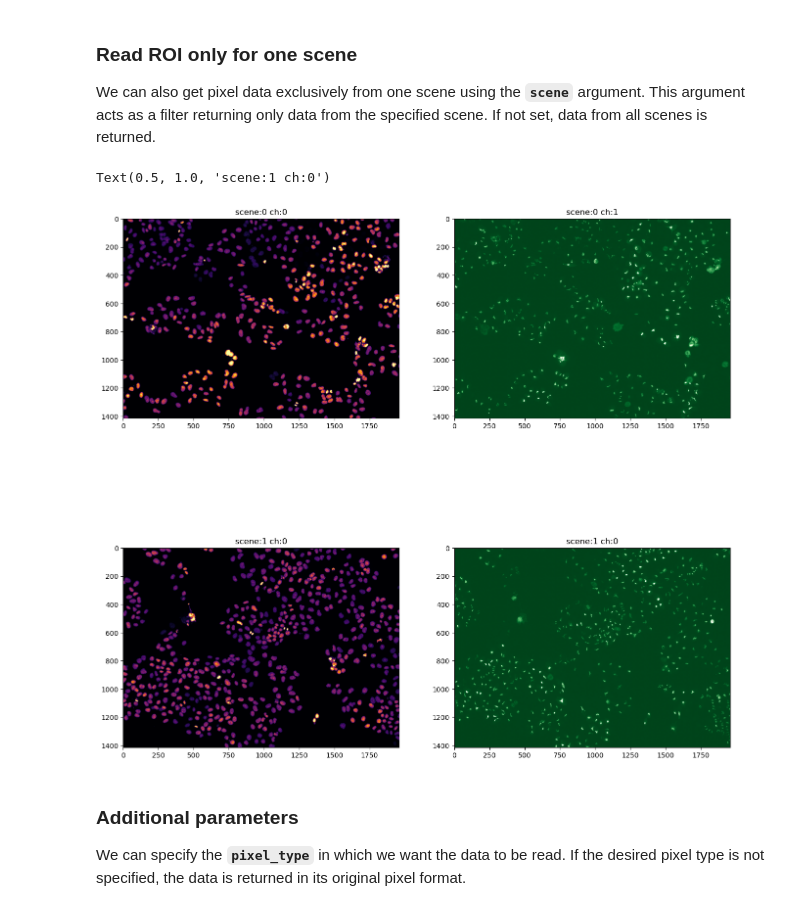
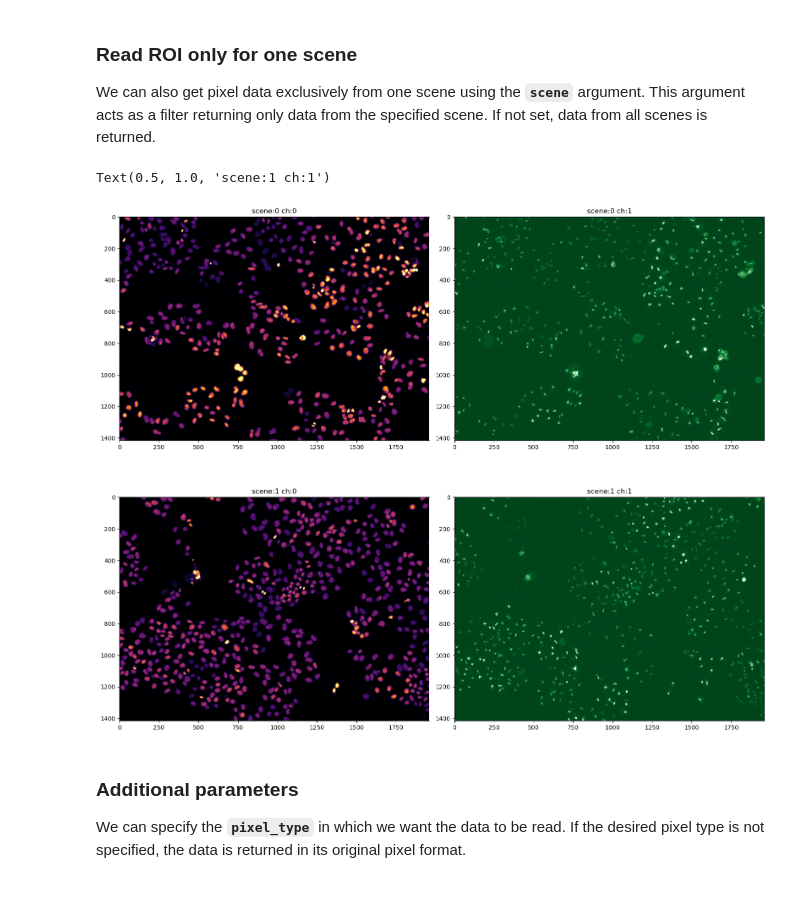
Before and after one commit to sebi06/ZEN_Python_Workshop, a Jupyter notebook: notebooks/using_pylibCZIrw.ipynb, the cells around one changed output. Cells and saved outputs as stored; diff of their text form; code cells hidden in the pictures.

```diff
--- a/notebooks/using_pylibCZIrw.ipynb
+++ b/notebooks/using_pylibCZIrw.ipynb
@@ -178,8 +173,11 @@ The **`total_bounding_box`** gives us all the dimensions of all **orthogonal pla
 # %%
 with pyczi.open_czi(czifile_5dstack, pyczi.ReaderFileInputTypes.Curl) as czidoc:
+
     # get the image dimensions as an dictionary, where the key identifies the dimension
     total_bounding_box = czidoc.total_bounding_box
+    total_bounding_box_wo_pyramid = czidoc.total_bounding_box_no_pyramid
 
 print(f"Total bounding box: {total_bounding_box}")
+print(f"Total bounding box without pyramid: {total_bounding_box_wo_pyramid}")
 # %% [output]
 Total bounding box: {'T': (0, 3), 'Z': (0, 5), 'C': (0, 2), 'B': (0, 1), 'X': (0, 240), 'Y': (0, 170)}
@@ -189,7 +188,9 @@ The **`total_bounding_rectangle`** gives us the X and Y dimensions of the CZI, i
 with pyczi.open_czi(czifile_scenes, pyczi.ReaderFileInputTypes.Curl) as czidoc:
     # get the total bounding box for all scenes
     total_bounding_rectangle = czidoc.total_bounding_rectangle
+    total_bounding_rectangle_without_pyramid = czidoc.total_bounding_rectangle_no_pyramid
 
 print(f"Total bounding rectangle: {total_bounding_rectangle}")
+print(f"Total bounding rectangle without pyramid: {total_bounding_rectangle_without_pyramid}")
 # %% [output]
 Total bounding rectangle: Rectangle(x=0, y=0, w=21718, h=1440)
@@ -202,7 +207,9 @@ The **`scene_bounding_rectangle`** give us the bounding rectangle for each scene
 with pyczi.open_czi(czifile_scenes, pyczi.ReaderFileInputTypes.Curl) as czidoc:
     # get the bounding boxes for each individual scene
     scenes_bounding_rectangle = czidoc.scenes_bounding_rectangle
+    scenes_bounding_rectangle_without_pyramid = czidoc.scenes_bounding_rectangle_no_pyramid
 
 print(f"Scenes bounding rectangle: {scenes_bounding_rectangle}")
+print(f"Scenes bounding rectangle without pyramid: {scenes_bounding_rectangle_without_pyramid}")
 # %% [output]
 Scenes bounding rectangle: {0: Rectangle(x=0, y=0, w=1960, h=1416), 1: Rectangle(x=19758, y=24, w=1960, h=1416)}
@@ -316,23 +325,24 @@ a filter returning only data from the specified scene. If not set, data from all
 # %%
 with pyczi.open_czi(czifile_scenes, pyczi.ReaderFileInputTypes.Curl) as czidoc:
     # read a 2D image from a specific channel and scene
     c0_s0 = czidoc.read(plane={'C': 0}, scene=0)
     c1_s0 = czidoc.read(plane={'C': 1}, scene=0)
     c0_s1 = czidoc.read(plane={'C': 0}, scene=1)
     c1_s1 = czidoc.read(plane={'C': 1}, scene=1)
 
-fig, ax = plt.subplots(2, 2, figsize=(16, 16))
-ax[0, 0].imshow(c0_s0[..., 0], cmap=cm.inferno, vmin=100, vmax=4000)
+fig, ax = plt.subplots(2, 2, figsize=(16, 16), layout='tight')
+
+ax[0, 0].imshow(c0_s0[..., 0], cmap=plt.get_cmap("inferno"), vmin=100, vmax=4000)
 ax[0, 0].set_title("scene:0 ch:0")
-ax[0, 1].imshow(c1_s0[..., 0], cmap=cm.Greens_r, vmin=100, vmax=4000)
+ax[0, 1].imshow(c1_s0[..., 0], cmap=plt.get_cmap("Greens_r"), vmin=100, vmax=4000)
 ax[0, 1].set_title("scene:0 ch:1")
-ax[1, 0].imshow(c0_s1[..., 0], cmap=cm.inferno, vmin=100, vmax=4000)
+ax[1, 0].imshow(c0_s1[..., 0], cmap=plt.get_cmap("inferno"), vmin=100, vmax=4000)
 ax[1, 0].set_title("scene:1 ch:0")
-ax[1, 1].imshow(c1_s1[..., 0], cmap=cm.Greens_r, vmin=100, vmax=4000)
-ax[1, 1].set_title("scene:1 ch:0")
+ax[1, 1].imshow(c1_s1[..., 0], cmap=plt.get_cmap("Greens_r"), vmin=100, vmax=4000)
+ax[1, 1].set_title("scene:1 ch:1")
 # %% [output]
-Text(0.5, 1.0, 'scene:1 ch:0')
+Text(0.5, 1.0, 'scene:1 ch:1')
-[figure, old version]
+[figure, new version]
 # %% [markdown]
 ### Additional parameters
 
```
Also changed, not shown: parts of 15 cells of this notebook, 21 other files.
